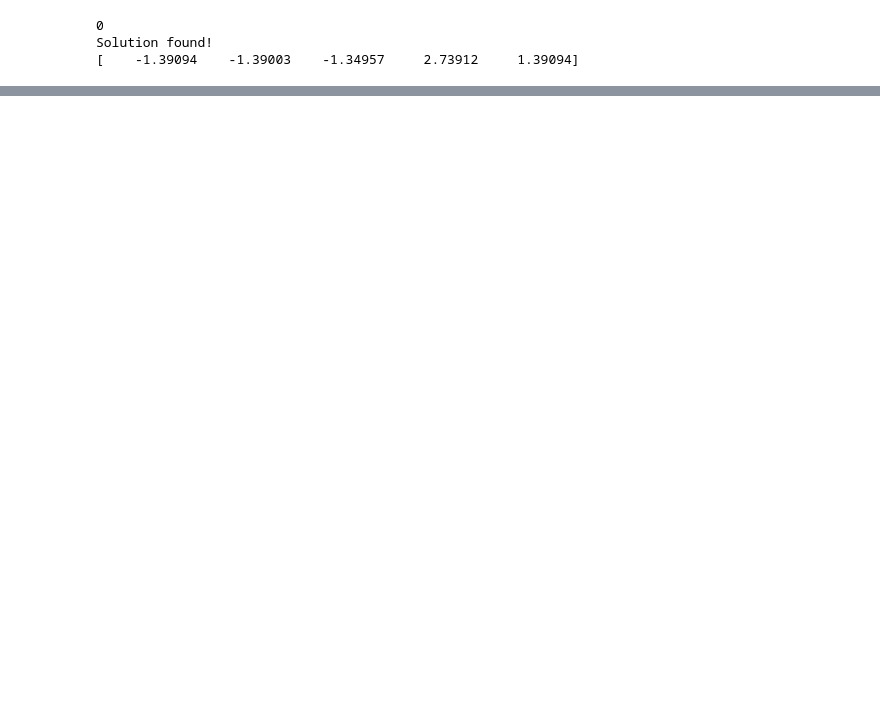
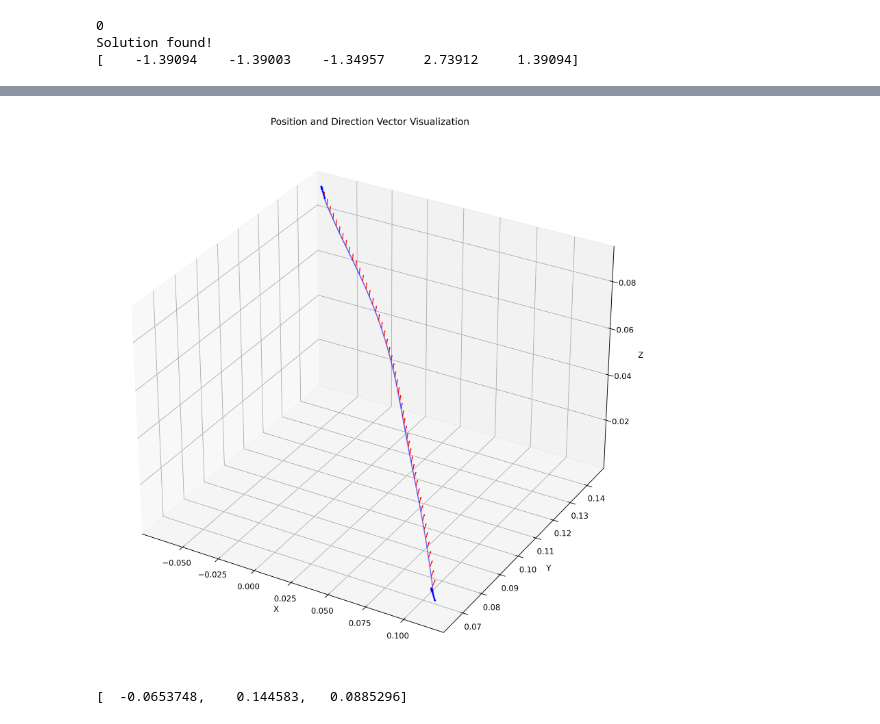
Before and after one commit to XHao1997/robotarm_sim, a Jupyter notebook: kinematics_test.ipynb, the cells around one changed output, grey strips where cells are left out. Drawn from its saved outputs; the diff is of its cells as text; code cells hidden in the pictures; blank space fills up the shorter version.

```diff
--- a/kinematics_test.ipynb
+++ b/kinematics_test.ipynb
@@ -385,0 +445,61 @@ print(solution[0],",",solution[1],",",solution[2],",",solution[3],",",solution[4
+# %%
+fig = plt.figure(figsize=(10, 10), dpi=500)
+ax = fig.add_subplot(111, projection='3d')
+
+# Define the position and direction vectors for start and end poses
+pose = [start_pose, end_pose]
+for p in pose:
+    pos = kdl_to_np(p.p)
+    rot = kdl_to_np(p.M)
+    rotvec = Rotation.from_matrix(rot).as_rotvec()
+    direction = rotvec  # Direction vector
+
+    # Plot the position vector as a point
+    ax.scatter(pos[0], pos[1], pos[2], color='blue', s=2, alpha=1)
+
+    # Plot the direction vector as an arrow starting from the position
+    ax.quiver(pos[0], pos[1], pos[2], direction[0], direction[1], direction[2], color='blue', length=0.002, linewidth=2)
+
+# Plot intermediate poses
+for i in range(1000):
+    solution = kdl.JntArray(5)
+    solution[0] = np.array(q_smooth_list).T[i][0]
+    solution[1] = np.array(q_smooth_list).T[i][1]
+    solution[2] = np.array(q_smooth_list).T[i][2]
+    solution[3] = np.array(q_smooth_list).T[i][3]
+    solution[4] = np.array(q_smooth_list).T[i][4]
+
+    end_effector_pose = kdl.Frame()
+    fk_solver.JntToCart(solution, end_effector_pose)
+
+    pos = kdl_to_np(end_effector_pose.p)
+    rot = kdl_to_np(end_effector_pose.M)
+    rotvec = Rotation.from_matrix(rot).as_rotvec()
+    direction = (rotvec)  # Direction vector
+    # Plot the position vector as a point
+    ax.scatter(pos[0], pos[1], pos[2], color='blue', s=0.5, alpha=0.2)
+    if i%20 == 0:
+
+
+        # Plot the direction vector as an arrow starting from the position
+        ax.quiver(pos[0], pos[1], pos[2], (direction[0]), (direction[1]), (direction[2]), color='r', length=0.001, linewidth=1)
+
+# Set labels and title
+ax.set_xlabel('X')
+ax.set_ylabel('Y')
+ax.set_zlabel('Z')
+ax.set_title('Position and Direction Vector Visualization')
+
+# # Set limits for better visualization (optional)
+# ax.set_xlim(-0.35, 0.35)
+# ax.set_ylim(-0.35, 0.35)
+# ax.set_zlim(0, 0.4)
+plt.tight_layout()
+# Show plot
+plt.show()
+# %% [output]
+[figure, added]
+# %%
+start_pose.p
+# %% [output]
+[  -0.0653748,    0.144583,   0.0885296]
```
Also changed, not shown: parts of 25 cells of this notebook.
